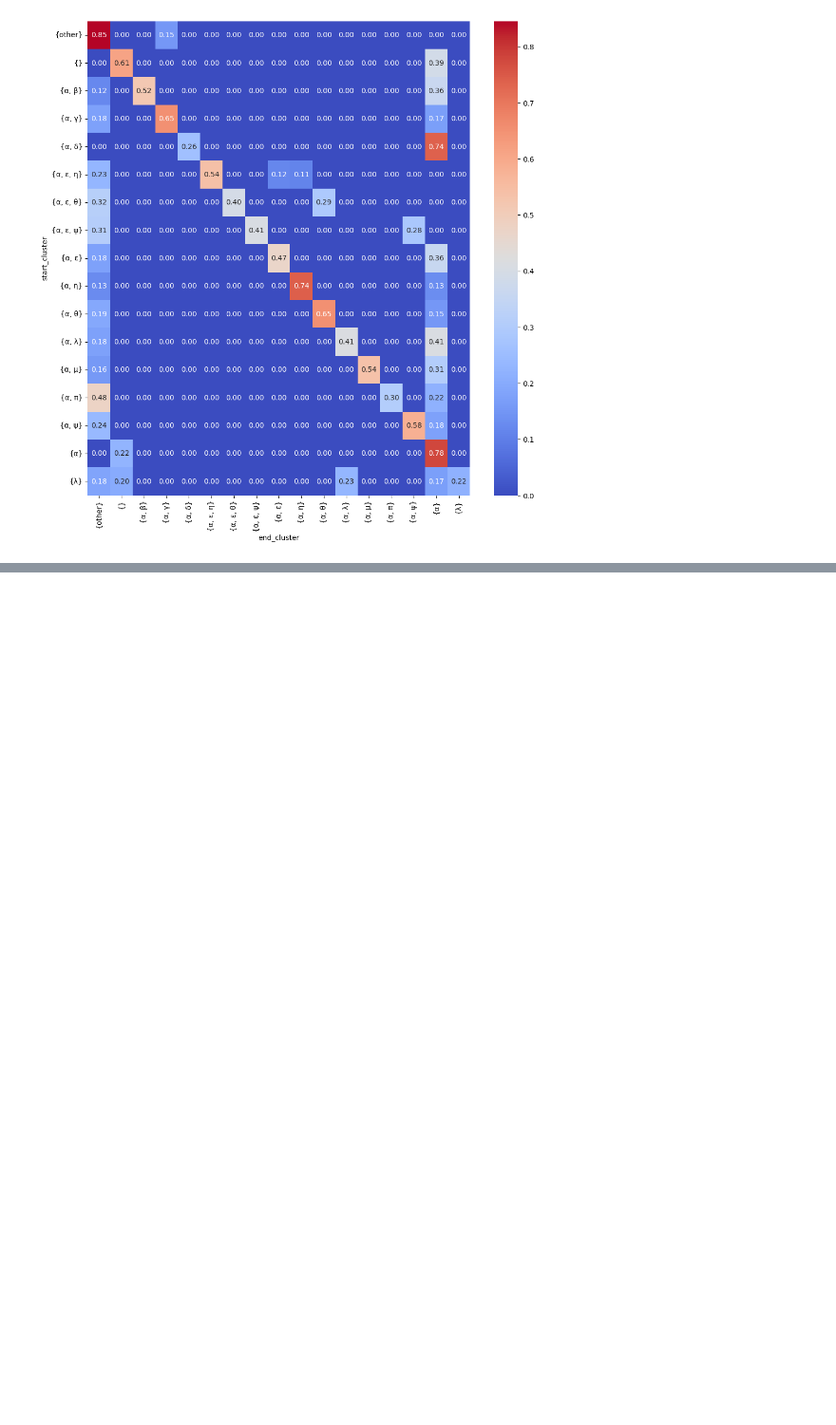
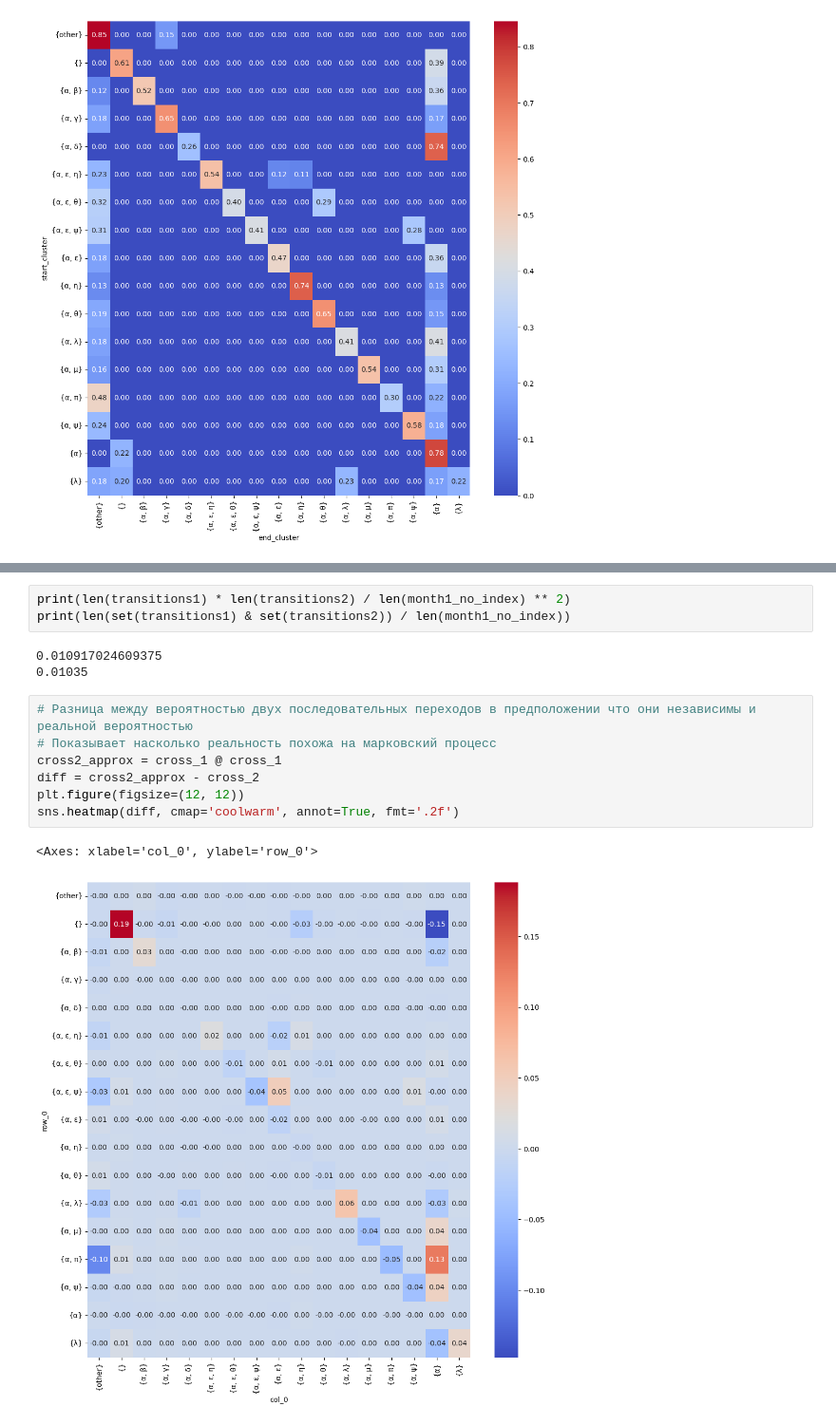
Before and after one commit to Kirill2187/client-cluster-prediction, a Jupyter notebook: exploration.ipynb, the cells around one changed output, grey strips where cells are left out. Shown at 95% size. Cells and saved outputs as stored; diff of their text form; blank space fills up the shorter version.

```diff
--- a/exploration.ipynb
+++ b/exploration.ipynb
@@ -379,0 +242,16 @@ submission
+# %%
+print(len(transitions1) * len(transitions2) / len(month1_no_index) ** 2)
+print(len(set(transitions1) & set(transitions2)) / len(month1_no_index))
+# %% [output]
+0.010917024609375
+0.01035
+# %%
+# Разница между вероятностью двух последовательных переходов в предположении что они независимы и реальной вероятностью
+# Показывает насколько реальность похожа на марковский процесс
+cross2_approx = cross_1 @ cross_1
+diff = cross2_approx - cross_2
+plt.figure(figsize=(12, 12))
+sns.heatmap(diff, cmap='coolwarm', annot=True, fmt='.2f')
+# %% [output]
+<Axes: xlabel='col_0', ylabel='row_0'>
+[figure, added]
```
Also changed, not shown: parts of 25 cells of this notebook, 5 other files.
